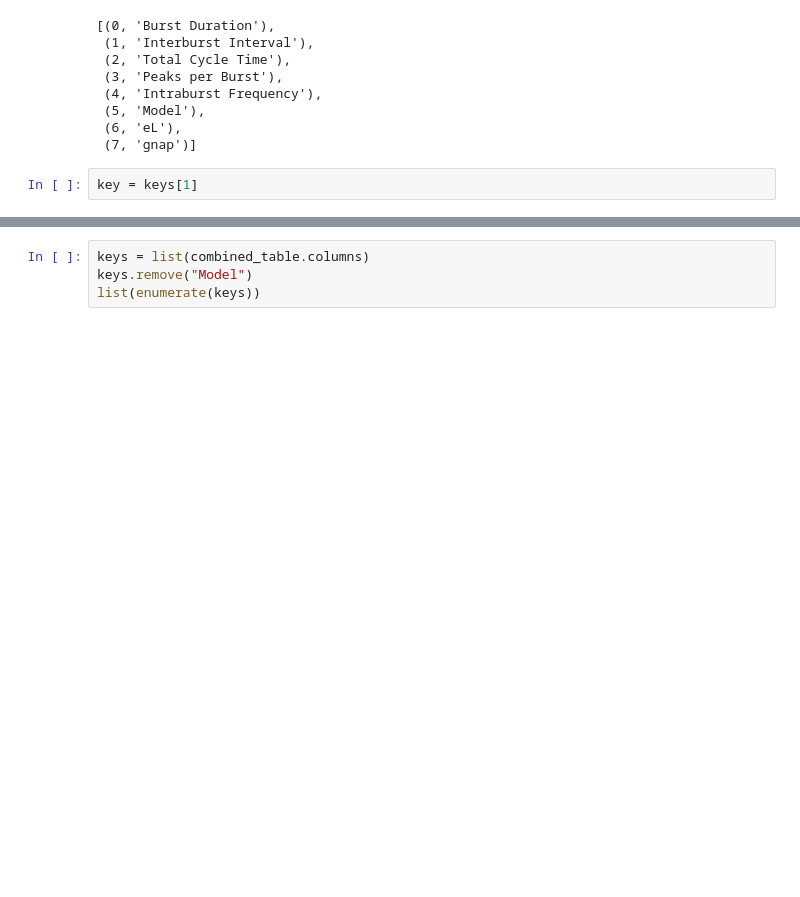
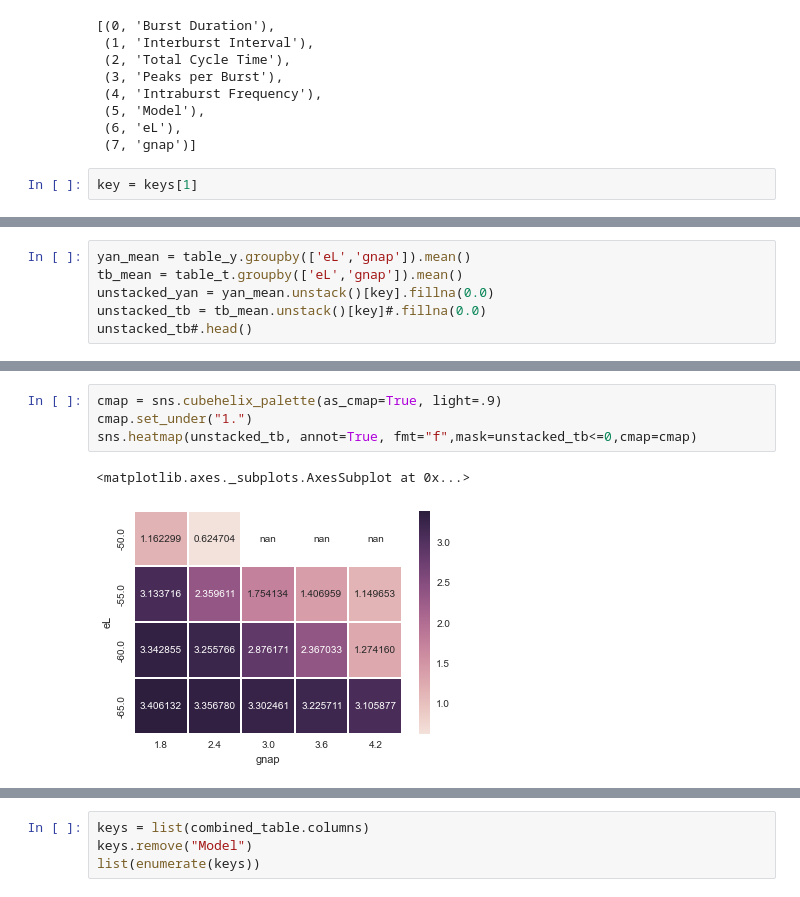
Before and after one commit to mfinemorris/NMProject, a Jupyter notebook: IPYNB/Seaborn Exp.ipynb, the cells around one changed output, grey strips where cells are left out. Drawn from its saved outputs; the diff is of its cells as text; blank space fills up the shorter version.

```diff
--- a/IPYNB/Seaborn Exp.ipynb
+++ b/IPYNB/Seaborn Exp.ipynb
@@ -83,0 +84,6 @@ plt.show()
+# %%
+yan_mean = table_y.groupby(['eL','gnap']).mean()
+tb_mean = table_t.groupby(['eL','gnap']).mean()
+unstacked_yan = yan_mean.unstack()[key].fillna(0.0)
+unstacked_tb = tb_mean.unstack()[key]#.fillna(0.0)
+unstacked_tb#.head()
@@ -83,0 +97,7 @@ plt.show()
+# %%
+cmap = sns.cubehelix_palette(as_cmap=True, light=.9)
+cmap.set_under("1.")
+sns.heatmap(unstacked_tb, annot=True, fmt="f",mask=unstacked_tb<=0,cmap=cmap)
+# %% [output]
+<matplotlib.axes._subplots.AxesSubplot at 0x...>
+[figure, added]
```
Also changed, not shown: parts of 40 cells of this notebook.
